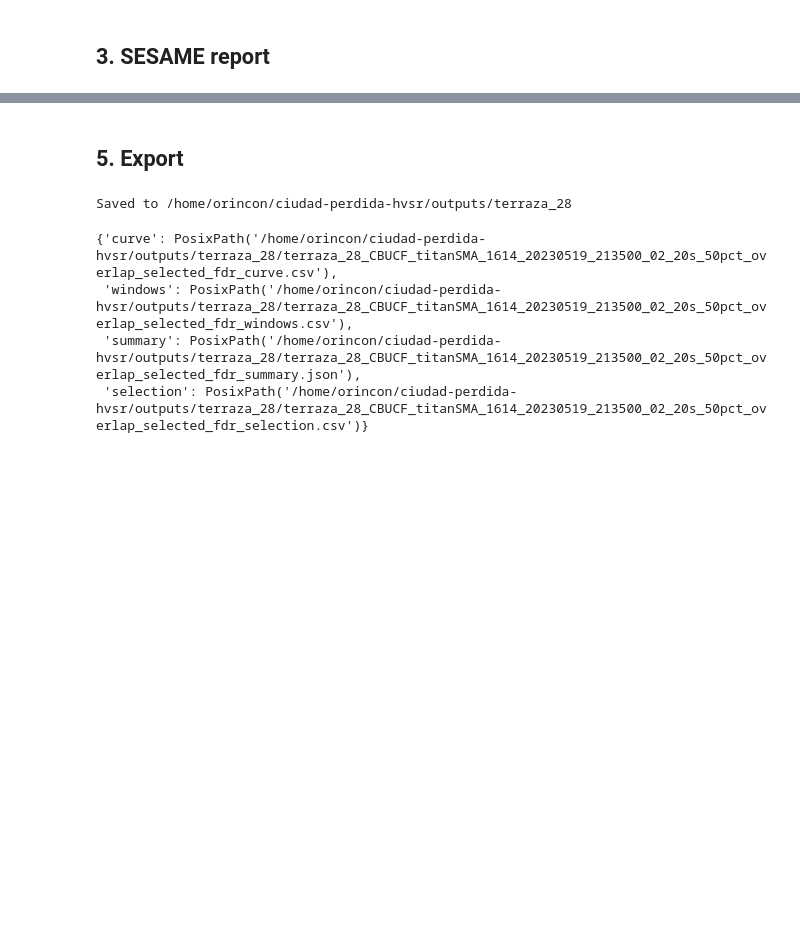
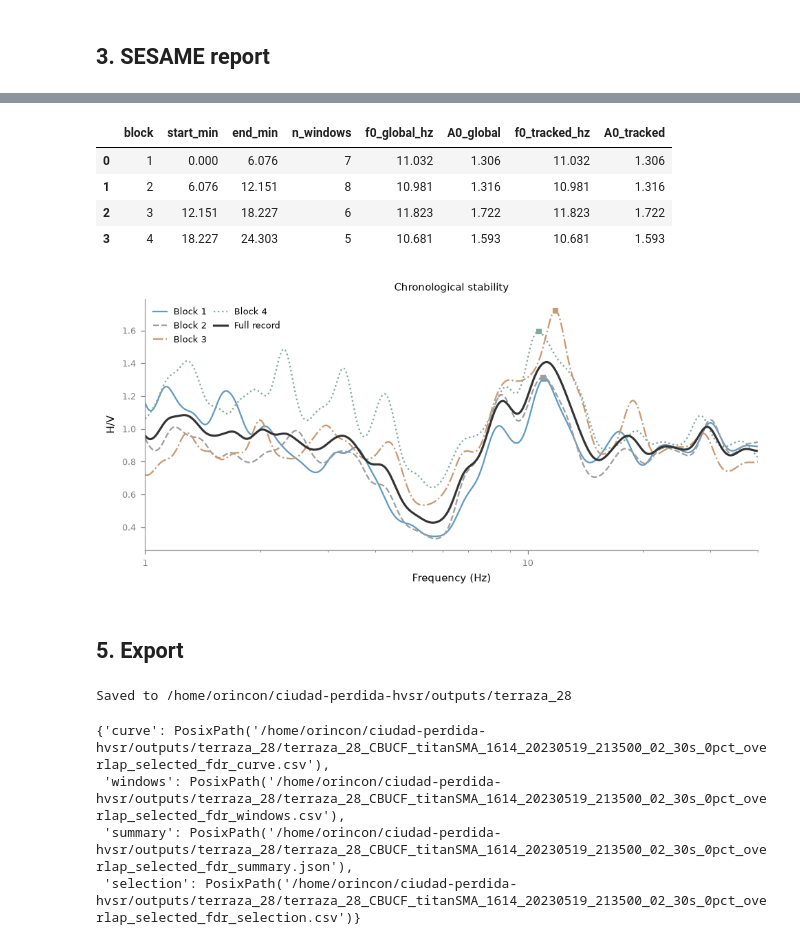
Before and after one commit to oscar-rincon/ciudad-perdida-hvsr, a Jupyter notebook: main/02_processing/hvsr_analysis_terraza_28.ipynb, the cells around one changed output, grey strips where cells are left out. Drawn from its saved outputs; the diff is of its cells as text; code cells hidden in the pictures; blank space fills up the shorter version.

```diff
--- a/main/02_processing/hvsr_analysis_terraza_28.ipynb
+++ b/main/02_processing/hvsr_analysis_terraza_28.ipynb
@@ -498,3 +519,21 @@ Name: Peak diagnostics, dtype: object
+# %%
+block_summary = pd.DataFrame(quality['time_blocks']).copy()
+block_summary['start_min'] = block_summary['start_s'] / 60
+block_summary['end_min'] = block_summary['end_s'] / 60
+display(block_summary[[
+    'block', 'start_min', 'end_min', 'n_windows',
+    'f0_global_hz', 'A0_global', 'f0_tracked_hz', 'A0_tracked',
+]].round(3))
+
+time_blocks_figure = hp.plot_time_blocks(result, quality, style=FIGURE_STYLE)
+display(time_blocks_figure)
+# %% [output]
+|  | block | start_min | end_min | n_windows | f0_global_hz | A0_global | f0_tracked_hz | A0_tracked |
+| 0 | 1 | 0.000 | 6.076 | 7 | 11.032 | 1.306 | 11.032 | 1.306 |
+| 1 | 2 | 6.076 | 12.151 | 8 | 10.981 | 1.316 | 10.981 | 1.316 |
+| 2 | 3 | 12.151 | 18.227 | 6 | 11.823 | 1.722 | 11.823 | 1.722 |
+| 3 | 4 | 18.227 | 24.303 | 5 | 10.681 | 1.593 | 10.681 | 1.593 |
+[figure, added]
 # %% [markdown]
 ## 5. Export
 # %%
@@ -515,23 +554,23 @@ if SAVE_OUTPUTS:
         'input_sha256': {str(path.relative_to(ROOT)) if path.is_relative_to(ROOT) else str(path): input_hash(path) for path in paths},
         'requested_interval_utc': {'starttime': STARTTIME, 'endtime': ENDTIME},
         'site_label': SITE_LABEL, 'site_label_source': 'user supplied', 'session_id': SESSION_ID,
-        'interpretation': 'exploratory; selected profile still fails SESAME and has competing chronological peaks',
+        'interpretation': 'exploratory; no tested mean-curve peak reaches A0=2 and the selected profile fails SESAME clarity',
         'selection_basis': {
-            'previously_tested_profiles': 48,
-            'eligibility': 'reliability 3/3, full frequency coverage, complete chronological blocks',
-            'ranking': 'clarity count descending; tracked block peak deviation ascending; accepted windows descending',
-            'overlap_follow_up': '50% overlap added to the selected profile; other settings unchanged. Compared 0/25/50/75% overlap; clarity remained 3/6. Windows are correlated.',
+            'sensitivity_profiles': peak_diagnostics['profiles_tested'],
+            'expanded_robustness_profiles': peak_diagnostics['expanded_robustness_profiles'],
+            'defensible_candidate_rule': 'reliability 3/3; clarity >=5/6; full f0/4 to 4*f0 coverage; all four chronological blocks complete and tracked peaks within 10%',
+            'selected_profile': 'best tested non-overlapping profile; overlap retained at 0% to avoid correlated-window inflation',
             'independent_validation': False,
         },
     }
     exported = hv.save_outputs(result, OUTPUT_DIR, OUTPUT_PREFIX, extra=metadata)
     pd.DataFrame(quality['criteria']).to_csv(OUTPUT_DIR / f'{OUTPUT_PREFIX}_criteria.csv', index=False)
     pd.DataFrame(quality['time_blocks']).to_csv(OUTPUT_DIR / f'{OUTPUT_PREFIX}_time_blocks.csv', index=False)
-    component_ratio_table.to_csv(OUTPUT_DIR / f'{OUTPUT_PREFIX}_component_ratios.csv', index=False)
+    peak_sweep.to_csv(OUTPUT_DIR / f'{OUTPUT_PREFIX}_peak_sweep.csv', index=False)
+    robustness_sweep.to_csv(OUTPUT_DIR / f'{OUTPUT_PREFIX}_robustness_sweep.csv', index=False)
     figure_exports = {
         'analysis': hp.save_figure(analysis_figure, OUTPUT_DIR / f'{OUTPUT_PREFIX}_analysis', formats=FIGURE_FORMATS, style=FIGURE_STYLE),
         'time_blocks': hp.save_figure(time_blocks_figure, OUTPUT_DIR / f'{OUTPUT_PREFIX}_time_blocks', formats=FIGURE_FORMATS, style=FIGURE_STYLE),
-        'diagnostics': hp.save_figure(diagnostic_figure, OUTPUT_DIR / f'{OUTPUT_PREFIX}_diagnostics', formats=FIGURE_FORMATS, style=FIGURE_STYLE),
     }
     print('Saved to', OUTPUT_DIR)
     display(exported)
@@ -539,7 +578,7 @@ else:
     print('Output saving disabled.')
 # %% [output]
 Saved to /home/orincon/ciudad-perdida-hvsr/outputs/terraza_28
-{'curve': PosixPath('/home/orincon/ciudad-perdida-hvsr/outputs/terraza_28/terraza_28_CBUCF_titanSMA_1614_20230519_213500_02_20s_50pct_overlap_selected_fdr_curve.csv'),
- 'windows': PosixPath('/home/orincon/ciudad-perdida-hvsr/outputs/terraza_28/terraza_28_CBUCF_titanSMA_1614_20230519_213500_02_20s_50pct_overlap_selected_fdr_windows.csv'),
- 'summary': PosixPath('/home/orincon/ciudad-perdida-hvsr/outputs/terraza_28/terraza_28_CBUCF_titanSMA_1614_20230519_213500_02_20s_50pct_overlap_selected_fdr_summary.json'),
- 'selection': PosixPath('/home/orincon/ciudad-perdida-hvsr/outputs/terraza_28/terraza_28_CBUCF_titanSMA_1614_20230519_213500_02_20s_50pct_overlap_selected_fdr_selection.csv')}
+{'curve': PosixPath('/home/orincon/ciudad-perdida-hvsr/outputs/terraza_28/terraza_28_CBUCF_titanSMA_1614_20230519_213500_02_30s_0pct_overlap_selected_fdr_curve.csv'),
+ 'windows': PosixPath('/home/orincon/ciudad-perdida-hvsr/outputs/terraza_28/terraza_28_CBUCF_titanSMA_1614_20230519_213500_02_30s_0pct_overlap_selected_fdr_windows.csv'),
+ 'summary': PosixPath('/home/orincon/ciudad-perdida-hvsr/outputs/terraza_28/terraza_28_CBUCF_titanSMA_1614_20230519_213500_02_30s_0pct_overlap_selected_fdr_summary.json'),
+ 'selection': PosixPath('/home/orincon/ciudad-perdida-hvsr/outputs/terraza_28/terraza_28_CBUCF_titanSMA_1614_20230519_213500_02_30s_0pct_overlap_selected_fdr_selection.csv')}
```
Also changed, not shown: parts of 11 cells of this notebook.
